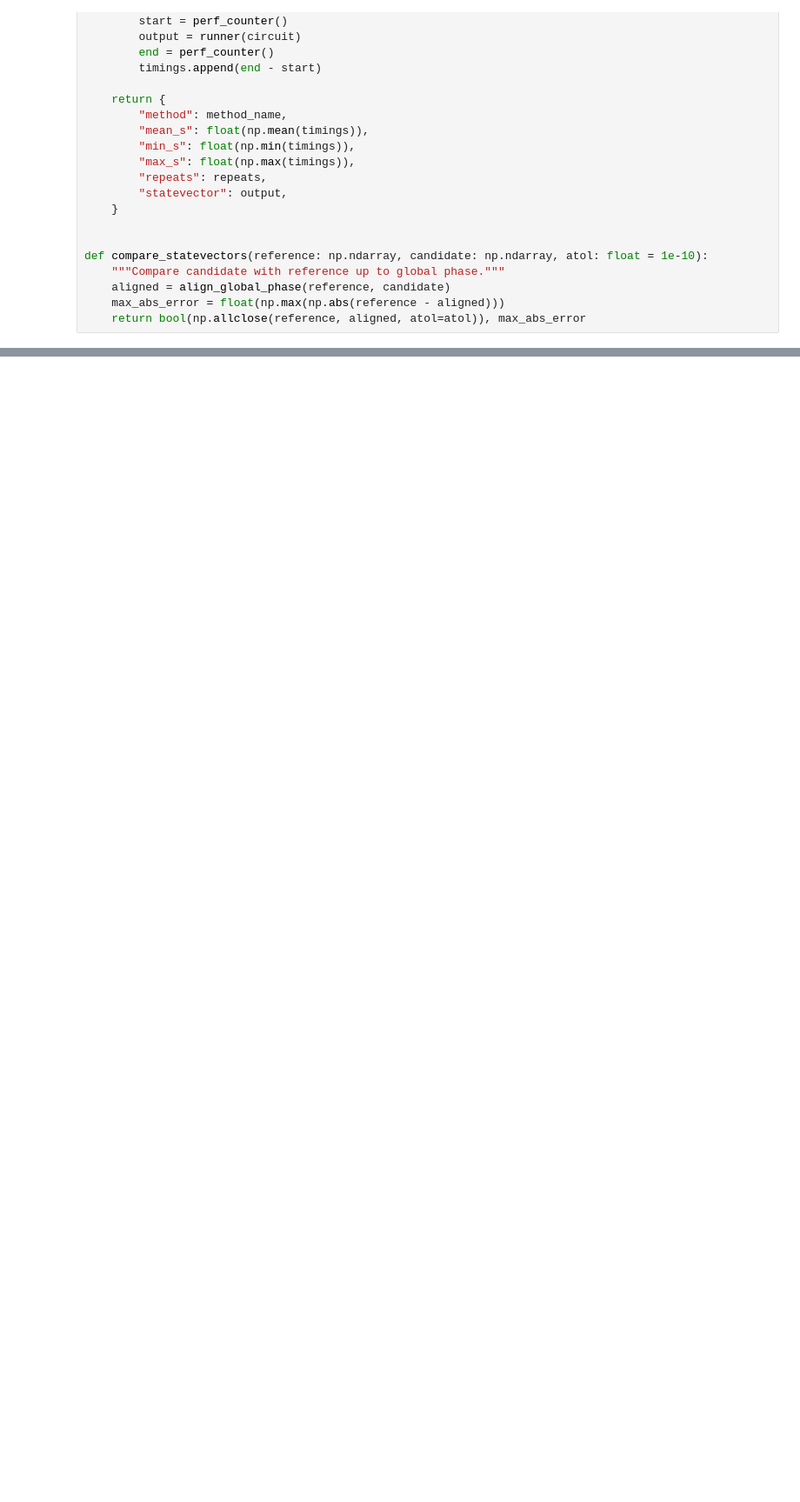
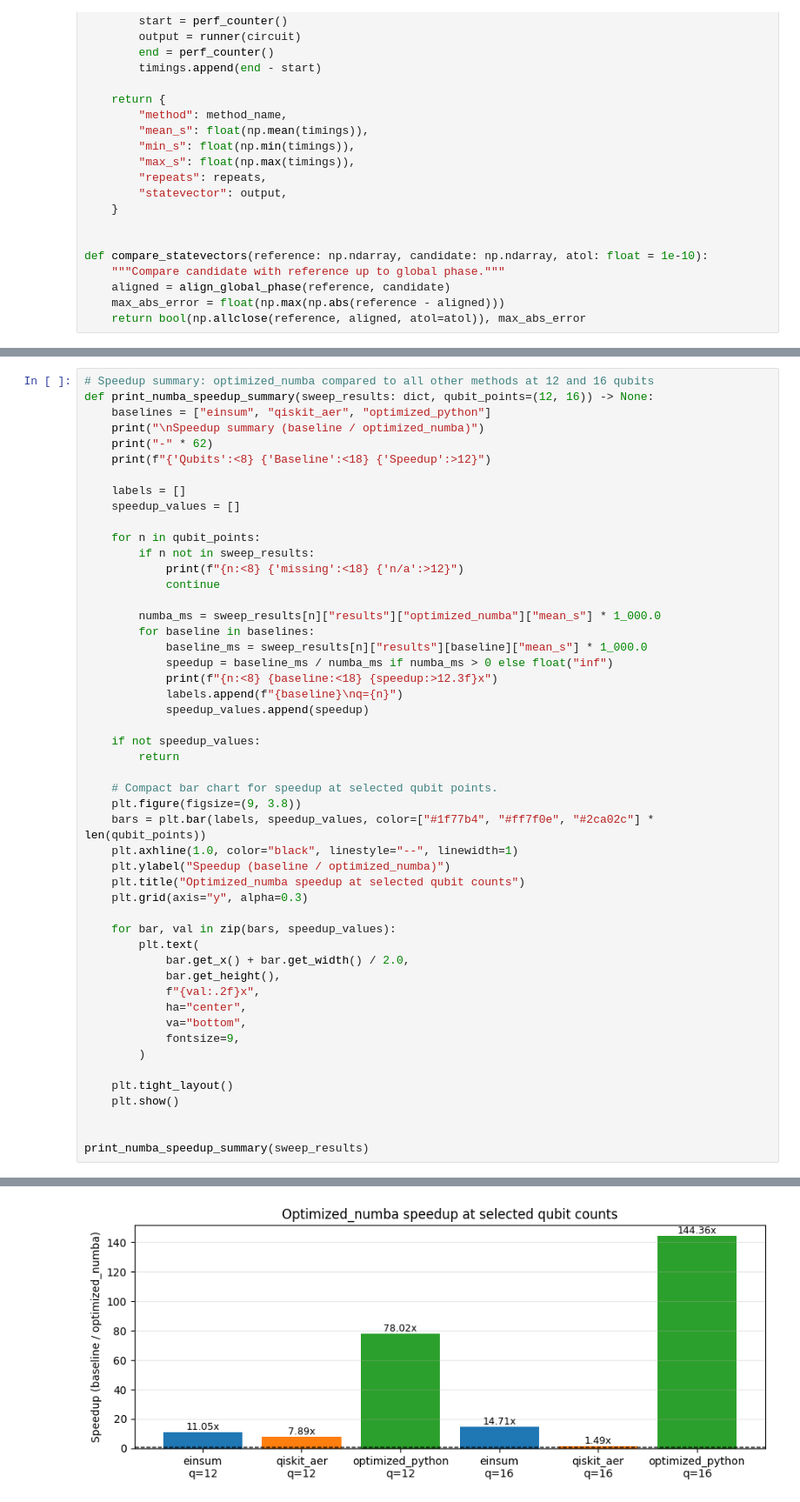
Before and after one commit to bennimaximi/FP_QSIM, a Jupyter notebook: docs/notebooks/statevector_benchmark_comparison.ipynb, the cells around one changed output, grey strips where cells are left out. Shown at 87% size. Cells and saved outputs as stored; diff of their text form; blank space fills up the shorter version.

```diff
--- a/docs/notebooks/statevector_benchmark_comparison.ipynb
+++ b/docs/notebooks/statevector_benchmark_comparison.ipynb
@@ -193,0 +215,51 @@ plot_sweep_results(sweep_results)
+# %%
+# Speedup summary: optimized_numba compared to all other methods at 12 and 16 qubits
+def print_numba_speedup_summary(sweep_results: dict, qubit_points=(12, 16)) -> None:
+    baselines = ["einsum", "qiskit_aer", "optimized_python"]
+    print("\nSpeedup summary (baseline / optimized_numba)")
+    print("-" * 62)
+    print(f"{'Qubits':<8} {'Baseline':<18} {'Speedup':>12}")
+
+    labels = []
+    speedup_values = []
+
+    for n in qubit_points:
+        if n not in sweep_results:
+            print(f"{n:<8} {'missing':<18} {'n/a':>12}")
+            continue
+
+        numba_ms = sweep_results[n]["results"]["optimized_numba"]["mean_s"] * 1_000.0
+        for baseline in baselines:
+            baseline_ms = sweep_results[n]["results"][baseline]["mean_s"] * 1_000.0
+            speedup = baseline_ms / numba_ms if numba_ms > 0 else float("inf")
+            print(f"{n:<8} {baseline:<18} {speedup:>12.3f}x")
+            labels.append(f"{baseline}\nq={n}")
+            speedup_values.append(speedup)
+
+    if not speedup_values:
+        return
+
+    # Compact bar chart for speedup at selected qubit points.
+    plt.figure(figsize=(9, 3.8))
+    bars = plt.bar(labels, speedup_values, color=["#1f77b4", "#ff7f0e", "#2ca02c"] * len(qubit_points))
+    plt.axhline(1.0, color="black", linestyle="--", linewidth=1)
+    plt.ylabel("Speedup (baseline / optimized_numba)")
+    plt.title("Optimized_numba speedup at selected qubit counts")
+    plt.grid(axis="y", alpha=0.3)
+
+    for bar, val in zip(bars, speedup_values):
+        plt.text(
+            bar.get_x() + bar.get_width() / 2.0,
+            bar.get_height(),
+            f"{val:.2f}x",
+            ha="center",
+            va="bottom",
+            fontsize=9,
+        )
+
+    plt.tight_layout()
+    plt.show()
+
+
+print_numba_speedup_summary(sweep_results)
+# %% [output]
@@ -193,0 +275 @@ plot_sweep_results(sweep_results)
+[figure, added]
```
Also changed, not shown: parts of 7 cells of this notebook, 5 other files.
